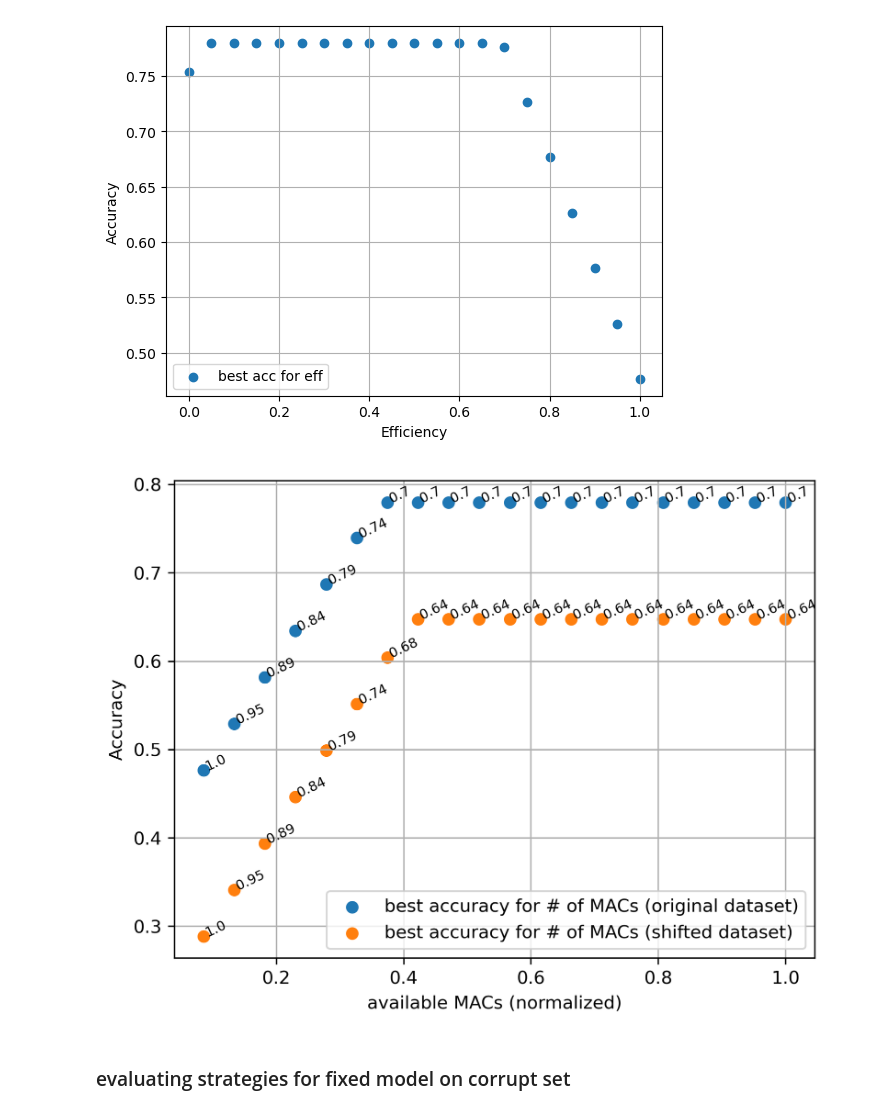
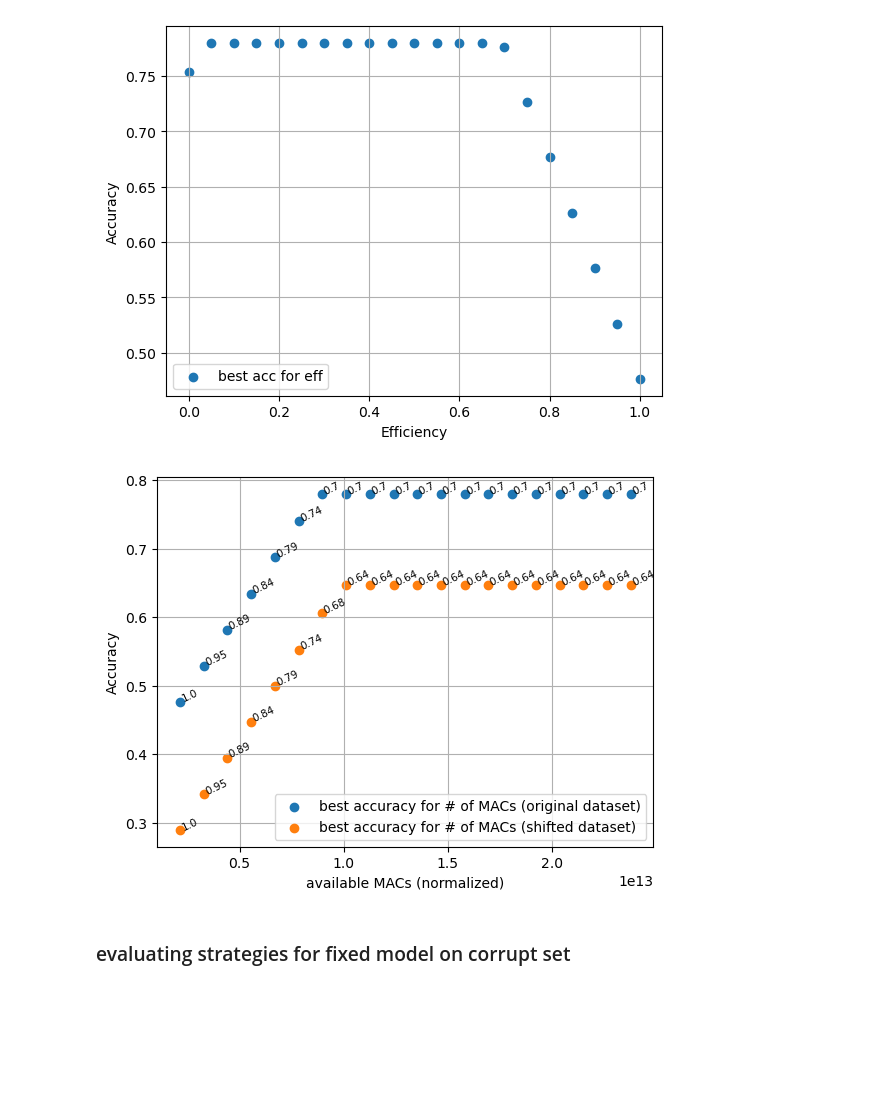
Before and after one commit to Geffen-Cooper/continual_learning_playground, a Jupyter notebook: src/test_time_kd/test_corruptions.ipynb, the cells around one changed output. Cells and saved outputs as stored; diff of their text form; code cells hidden in the pictures; blank space fills up the shorter version.

```diff
--- a/src/test_time_kd/test_corruptions.ipynb
+++ b/src/test_time_kd/test_corruptions.ipynb
@@ -70,9 +70,13 @@ for corr in corruptions:
 #     #         if len(param.shape) != 1:
 #     #             param.requires_grad = False
 # sum(p.numel() for p in model64.parameters() if p.requires_grad)
-
-train_split, val_split = torch.utils.data.random_split(corr_val_loaders64[0].dataset, [16, 50000-16])
-train_loader = torch.utils.data.DataLoader(train_split, batch_size=1, shuffle=True, pin_memory=True,num_workers=4)
-val_loader = torch.utils.data.DataLoader(val_split, batch_size=128, shuffle=True, pin_memory=True,num_workers=4)
-train(model64,train_loader,val_loader,'cuda',0.002,grad_accum=8)
+acc = 0
+for i,loader in enumerate(corr_val_loaders64):
+    train_split, val_split = torch.utils.data.random_split(loader.dataset, [1024, 50000-1024])
+    train_loader = torch.utils.data.DataLoader(train_split, batch_size=64, shuffle=True, pin_memory=True,num_workers=4)
+    val_loader = torch.utils.data.DataLoader(val_split, batch_size=128, shuffle=True, pin_memory=True,num_workers=4)
+    print("****************************", corruptions[i],"****************************")
+    train(model64,train_loader,val_loader,'cuda',0.002,5)
+    acc += validate(model64,val_loader,'cuda')[0]
+print(acc/15)
 # %% [output]
@@ -1104,8 +1175,8 @@ plt.legend()
 <matplotlib.legend.Legend at 0x...>
 [figure]
 # %%
-min_ops = 22*50000
-max_ops = (22+234)*50000
+min_ops = 4.27e7*50000
+max_ops = (4.27e7+4.33e8)*50000
 ops = np.linspace(min_ops,max_ops,20)
 accs = []
 effs = []
@@ -1118,7 +1189,7 @@ for o in ops:
     ones_vec = np.ones(50000)
 
     constraints = []
-    constraints = [x_cs + x_cb == ones_vec, 22*x_cs.T@ones_vec + (22+234)*x_cb.T@ones_vec <= int(o)]
+    constraints = [x_cs + x_cb == ones_vec, 4.27e7*x_cs.T@ones_vec + (4.27e7+4.33e8)*x_cb.T@ones_vec <= int(o)]
     acc = x_sr.T@x_cs + x_br.T@x_cb
 
     problem = cp.Problem(cp.Maximize(acc), constraints)
@@ -1153,7 +1224,7 @@ for o in ops:
     ones_vec = np.ones(50000)
 
     constraints = []
-    constraints = [x_cs + x_cb == ones_vec, 22*x_cs.T@ones_vec + (22+234)*x_cb.T@ones_vec <= int(o)]
+    constraints = [x_cs + x_cb == ones_vec, 4.27e7*x_cs.T@ones_vec + (4.27e7+4.33e8)*x_cb.T@ones_vec <= int(o)]
     acc = x_sr.T@x_cs + x_br.T@x_cb
 
     problem = cp.Problem(cp.Maximize(acc), constraints)
@@ -1167,24 +1238,24 @@ for o in ops:
 # %%
 accs2 = [acc/50000 for acc in accs]
 corr_accs2 = [acc/50000 for acc in corr_accs]
 fig,ax1 = plt.subplots()
-ax1.scatter(ops/max_ops,accs2,label="best accuracy for # of MACs (original dataset)")
-ax1.scatter(ops/max_ops,corr_accs2,label="best accuracy for # of MACs (shifted dataset)")
+ax1.scatter(ops,accs2,label="best accuracy for # of MACs (original dataset)")
+ax1.scatter(ops,corr_accs2,label="best accuracy for # of MACs (shifted dataset)")
 # plt.scatter(clean_naive_efficiency[-1],clean_naive_online_acc[-1],label="naive",s=6)
 # plt.scatter(clean_oracle_efficiency[-1],clean_oracle_acc[-1],label="oracle",s=6)
 # plt.scatter(clean_online_efficiency[-1],clean_online_acc[-1],label="224",s=6)
 # plt.scatter(clean_online_efficiency64[-1],clean_online_acc64[-1],label="64",s=6,c='y')
 ax1.grid()
 ax1.set_xlabel("available MACs (normalized)")
 ax1.set_ylabel("Accuracy")
 ax1.legend()
 effs2 = [round(eff,2) for eff in effs]
 corr_effs2 = [round(corr_eff,2) for corr_eff in corr_effs]
 for i, txt in enumerate(effs2):
-    ax1.annotate(txt, ((ops/max_ops)[i], accs2[i]),rotation=25, size=7.5)
-    ax1.annotate(corr_effs2[i], ((ops/max_ops)[i], corr_accs2[i]),rotation=25, size=7.5)
+    ax1.annotate(txt, ((ops)[i], accs2[i]),rotation=25, size=7.5)
+    ax1.annotate(corr_effs2[i], ((ops)[i], corr_accs2[i]),rotation=25, size=7.5)
 # %% [output]
-[figure, old version]
+[figure, new version]
 # %% [markdown]
 ### evaluating strategies for fixed model on corrupt set
 # %%
```
Also changed, not shown: parts of 11 cells of this notebook, 1 other file.
